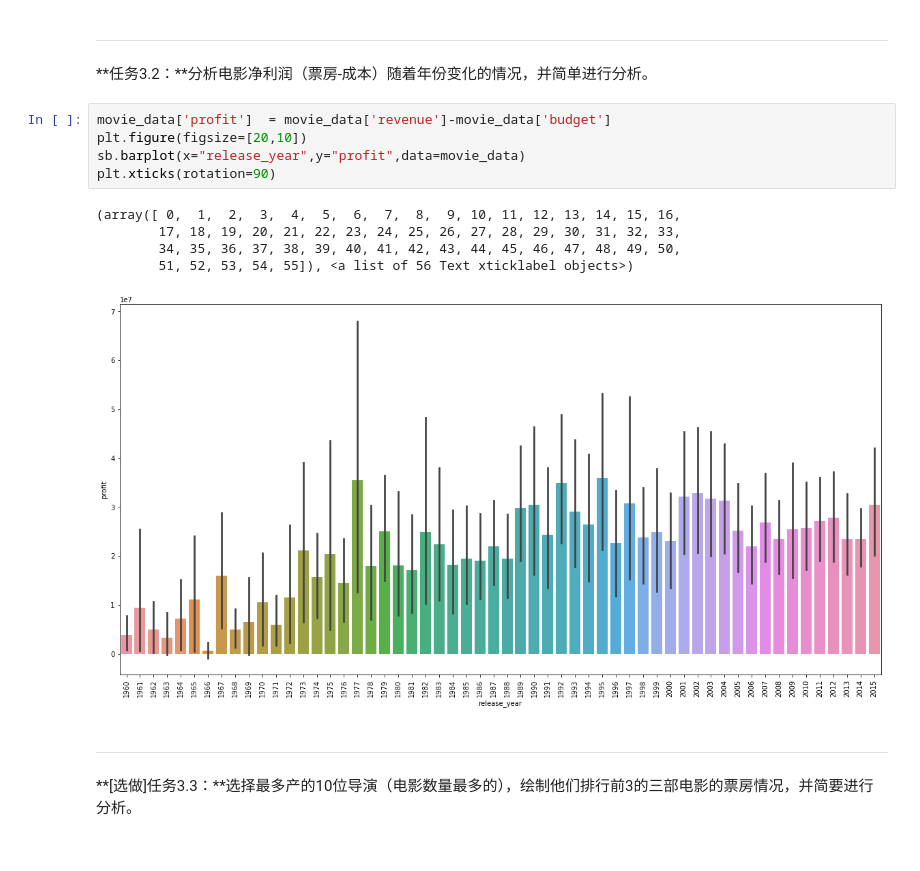
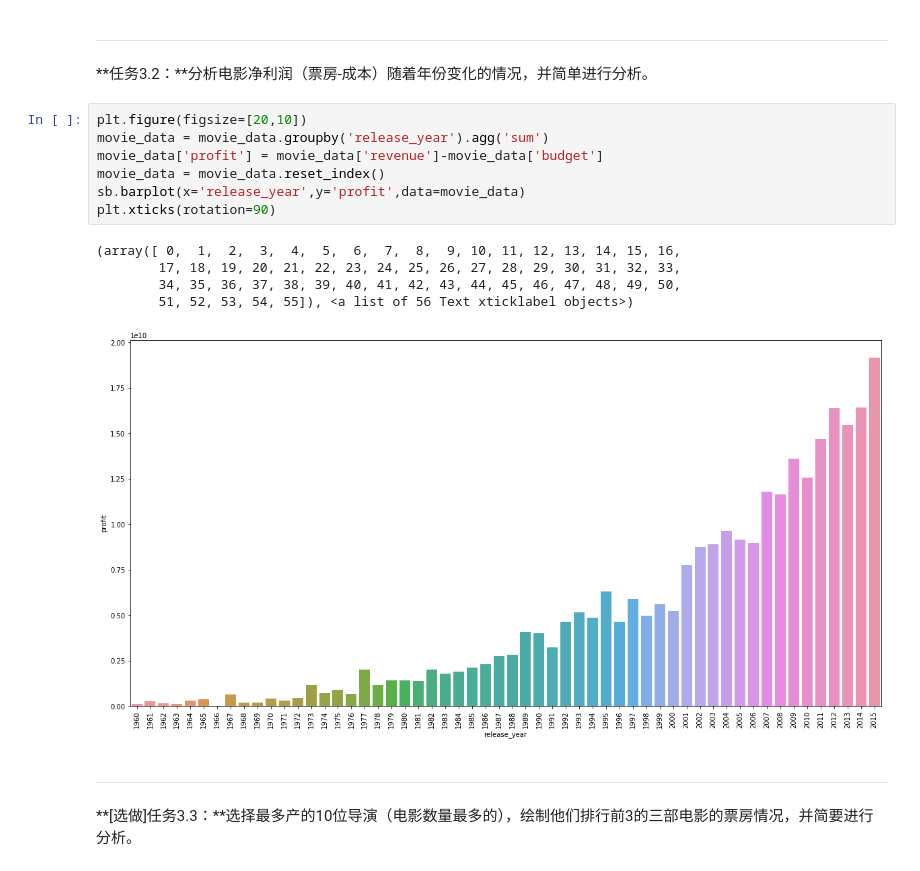
Before and after one commit to cocos3ds/AIPND_CN_P2_Explore_Movie_Dataset, a Jupyter notebook: Explore Movie Dataset.ipynb, the cells around one changed output. Drawn from its saved outputs; the diff is of its cells as text.

```diff
--- a/Explore Movie Dataset.ipynb
+++ b/Explore Movie Dataset.ipynb
@@ -219,16 +219,18 @@ plt.xticks(rotation=90)
 ---
 **任务3.2：**分析电影净利润（票房-成本）随着年份变化的情况，并简单进行分析。
 # %%
-movie_data['profit']  = movie_data['revenue']-movie_data['budget']
 plt.figure(figsize=[20,10])
-sb.barplot(x="release_year",y="profit",data=movie_data)
+movie_data = movie_data.groupby('release_year').agg('sum')
+movie_data['profit'] = movie_data['revenue']-movie_data['budget']
+movie_data = movie_data.reset_index()
+sb.barplot(x='release_year',y='profit',data=movie_data)
 plt.xticks(rotation=90)
 # %% [output]
 (array([ 0,  1,  2,  3,  4,  5,  6,  7,  8,  9, 10, 11, 12, 13, 14, 15, 16,
         17, 18, 19, 20, 21, 22, 23, 24, 25, 26, 27, 28, 29, 30, 31, 32, 33,
         34, 35, 36, 37, 38, 39, 40, 41, 42, 43, 44, 45, 46, 47, 48, 49, 50,
         51, 52, 53, 54, 55]), <a list of 56 Text xticklabel objects>)
-[figure, old version]
+[figure, new version]
 # %% [markdown]
 ---
 
```
Also changed, not shown: parts of 1 cell of this notebook.
